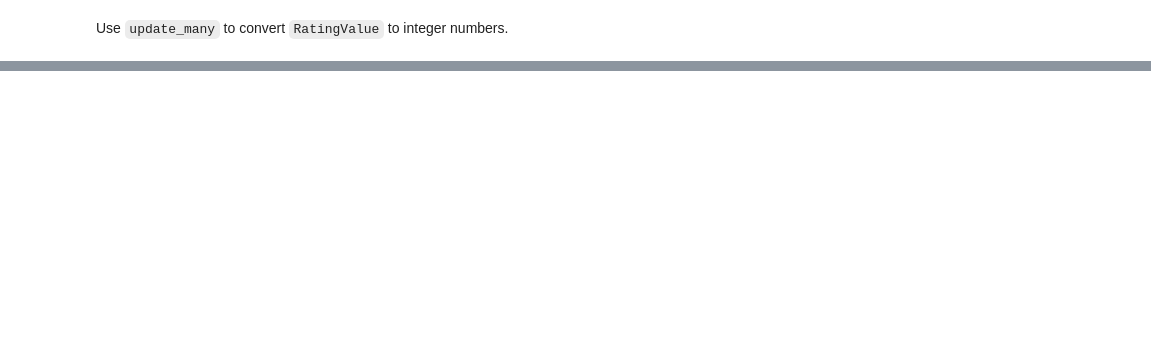
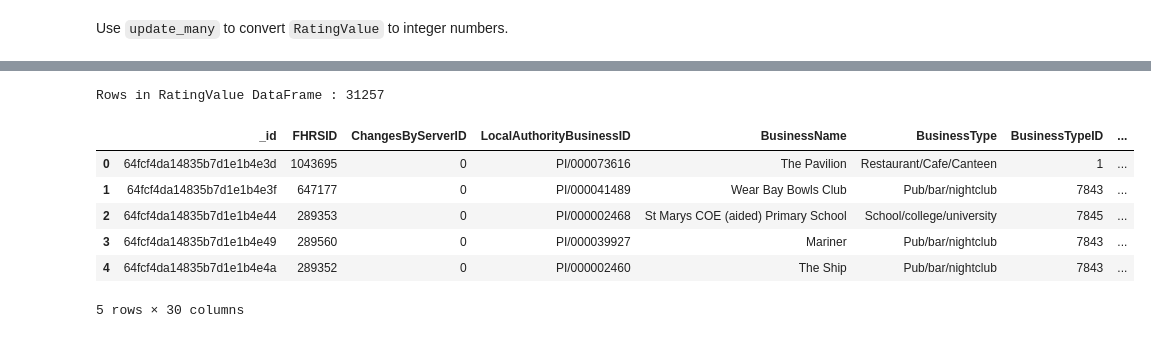
Before and after one commit to julo123456/nosql-challenge, a Jupyter notebook: NoSQL_setup_starter_v1.ipynb, the cells around one changed output, grey strips where cells are left out. Cells and saved outputs as stored; diff of their text form; code cells hidden in the pictures; blank space fills up the shorter version.

```diff
--- a/NoSQL_setup_starter_v1.ipynb
+++ b/NoSQL_setup_starter_v1.ipynb
@@ -275,0 +358,9 @@ WriteError: Failed to parse number '' in $convert with no onError value: No digi
+# %%
+# Find the establishments with London as the Local Authority and has a RatingValue greater than or equal to 4.
+query_RatingValue = {'RatingValue':{'$gte':4}}
+
+# Use count_documents to display the number of documents in the result
+results_RatingValue = establishments.count_documents(query_RatingValue)
+
+# Display the first document in the results using pprint
+pprint(establishments.find_one(query_RatingValue))
@@ -275,0 +385,20 @@ WriteError: Failed to parse number '' in $convert with no onError value: No digi
+# %%
+RatingValue_4 = list(establishments.find(query_RatingValue))
+# %%
+# Convert the result to a Pandas DataFrame
+RatingValue_df = pd.DataFrame(RatingValue_4)
+
+# Display the number of rows in the DataFrame
+print("Rows in RatingValue DataFrame :", len(RatingValue_4))
+
+# Display the first 10 rows of the DataFrame
+RatingValue_df.head(5)
+# %% [output]
+Rows in RatingValue DataFrame : 31257
+|  | _id | FHRSID | ChangesByServerID | LocalAuthorityBusinessID | BusinessName | BusinessType | BusinessTypeID | ... |
+| 0 | 64fcf4da14835b7d1e1b4e3d | 1043695 | 0 | PI/000073616 | The Pavilion | Restaurant/Cafe/Canteen | 1 | ... |
+| 1 | 64fcf4da14835b7d1e1b4e3f | 647177 | 0 | PI/000041489 | Wear Bay Bowls Club | Pub/bar/nightclub | 7843 | ... |
+| 2 | 64fcf4da14835b7d1e1b4e44 | 289353 | 0 | PI/000002468 | St Marys COE (aided) Primary School | School/college/university | 7845 | ... |
+| 3 | 64fcf4da14835b7d1e1b4e49 | 289560 | 0 | PI/000039927 | Mariner | Pub/bar/nightclub | 7843 | ... |
+| 4 | 64fcf4da14835b7d1e1b4e4a | 289352 | 0 | PI/000002460 | The Ship | Pub/bar/nightclub | 7843 | ... |
+5 rows × 30 columns
```
Also changed, not shown: parts of 33 cells of this notebook.
